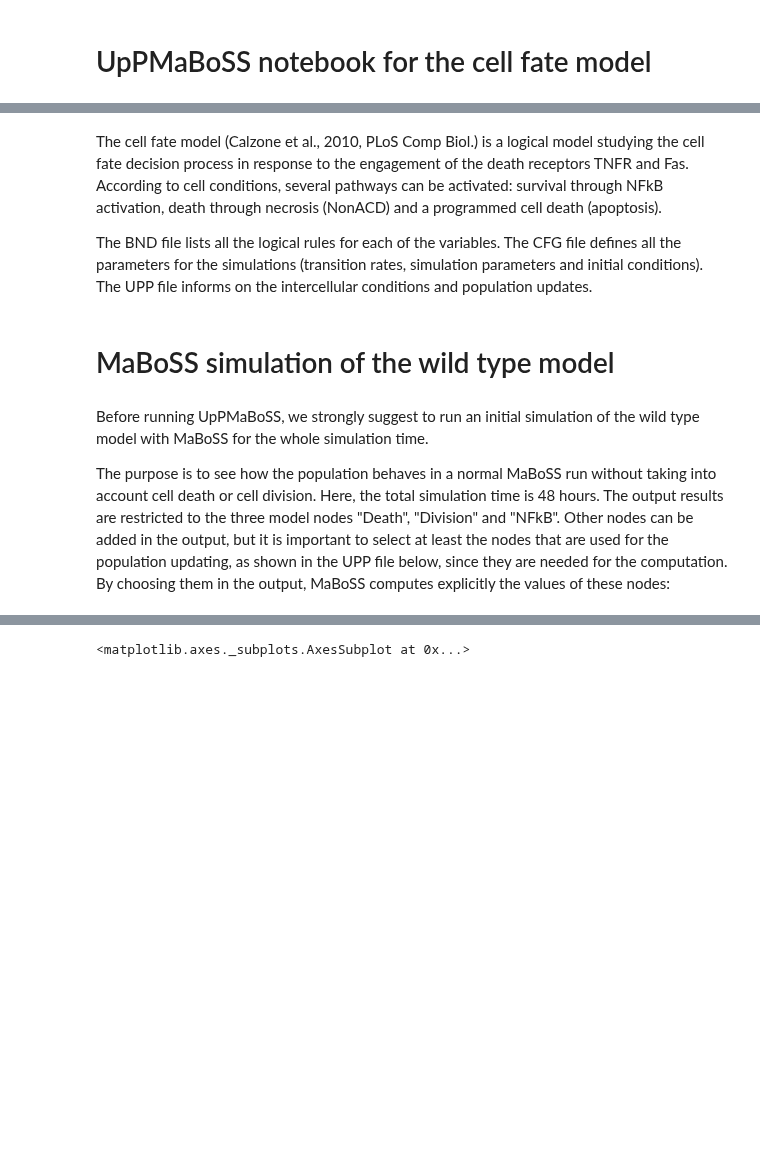
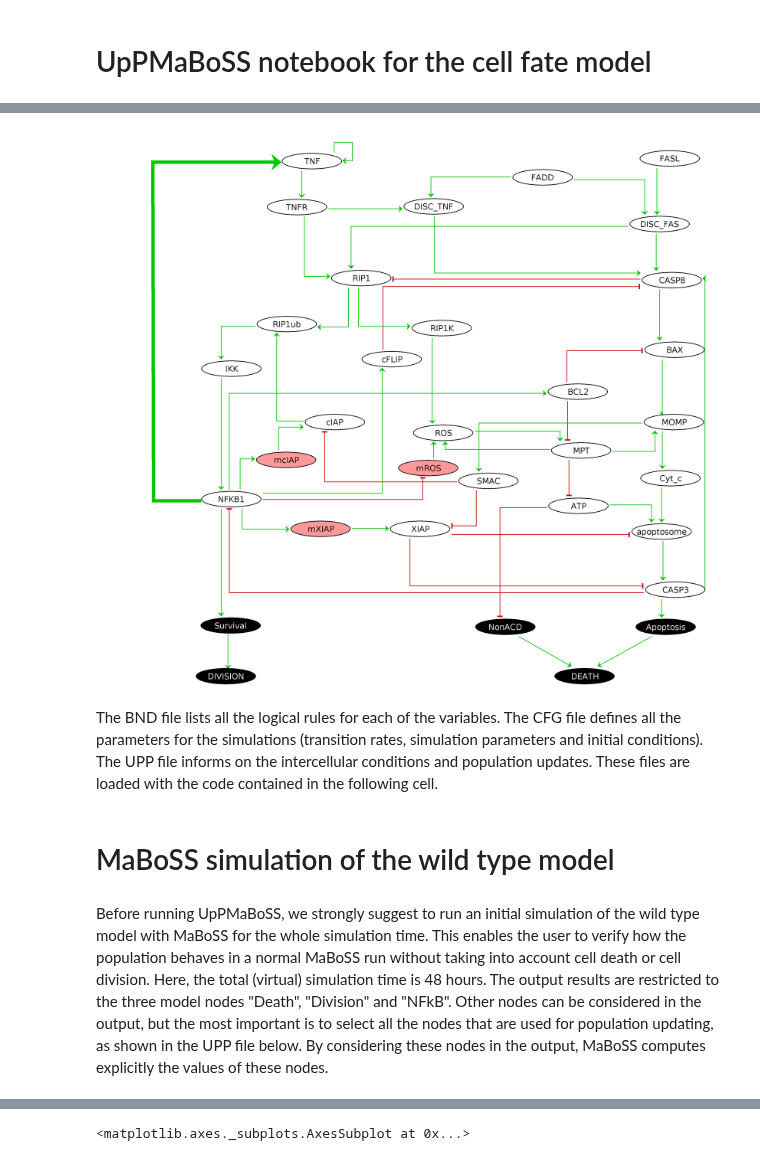
Before and after one commit to colomoto/colomoto-docker, a Jupyter notebook: usecases/Population-level Cell Fate with UpPMaBoSS/CellFateModel_uppmaboss.ipynb, the cells around one changed output, grey strips where cells are left out. Cells and saved outputs as stored; diff of their text form; code cells hidden in the pictures; blank space fills up the shorter version.

```diff
--- a/usecases/Population-level Cell Fate with UpPMaBoSS/CellFateModel_uppmaboss.ipynb
+++ b/usecases/Population-level Cell Fate with UpPMaBoSS/CellFateModel_uppmaboss.ipynb
@@ -54,0 +66,4 @@ def save_figure(figure, title):
+# %%
+lrg = ginsim.load("http://ginsim.org/sites/default/files/CellFate_multiscale.zginml")
+ginsim.show(lrg)
+# %% [output]
@@ -55,9 +71,9 @@ def save_figure(figure, title):
+[figure, added]
 # %% [markdown]
-The cell fate model (Calzone et al., 2010, PLoS Comp Biol.) is a logical model studying the cell fate decision process in response to the engagement of the death receptors TNFR and Fas.  According to cell conditions, several pathways can be activated: survival through NFkB activation, death through necrosis (NonACD) and a programmed cell death (apoptosis).
-
 The BND file lists all the logical rules for each of the variables.
 The CFG file defines all the parameters for the simulations (transition rates, simulation parameters and initial conditions).
 The UPP file informs on the intercellular conditions and population updates.
+These files are loaded with the code contained in the following cell.
 # %%
 # Set up the required files
 bnd_file ="CellFateModel_uppmaboss.bnd"
@@ -66,10 +82,8 @@ upp_file = "CellFateModel_uppmaboss.upp"
 # %% [markdown]
 # MaBoSS simulation of the wild type model
 # %% [markdown]
-Before running UpPMaBoSS, we strongly suggest to run an initial simulation of the wild type model with MaBoSS for the whole simulation time.
-
-The purpose is to see how the population behaves in a normal MaBoSS run without taking into account cell death or cell division.  Here, the total simulation time is 48 hours.
-The output results are restricted to the three model nodes "Death", "Division" and "NFkB". Other nodes can be added in the output, but it is important to select at least the nodes that are used for the population updating, as shown in the UPP file below, since they are needed for the computation. By choosing them in the output, MaBoSS computes explicitly the values of these nodes:
+Before running UpPMaBoSS, we strongly suggest to run an initial simulation of the wild type model with MaBoSS for the whole simulation time. This enables the user to verify how the population behaves in a normal MaBoSS run without taking into account cell death or cell division.  Here, the total (virtual) simulation time is 48 hours.
+The output results are restricted to the three model nodes "Death", "Division" and "NFkB". Other nodes can be considered in the output, but the most important is to select all the nodes that are used for population updating, as shown in the UPP file below. By considering these nodes in the output, MaBoSS computes explicitly the values of these nodes.
 # %%
 ufile = open(upp_file, 'r')
 print(ufile.read())
```
Also changed, not shown: parts of 37 cells of this notebook, 6 other files.
